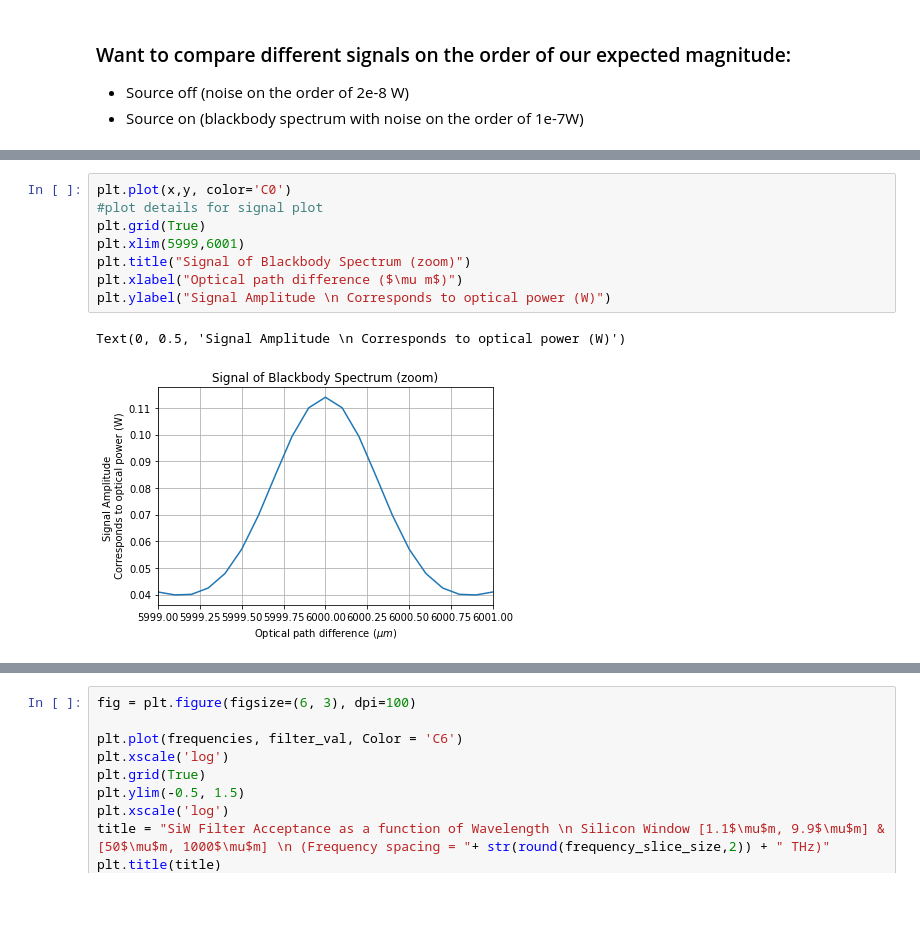
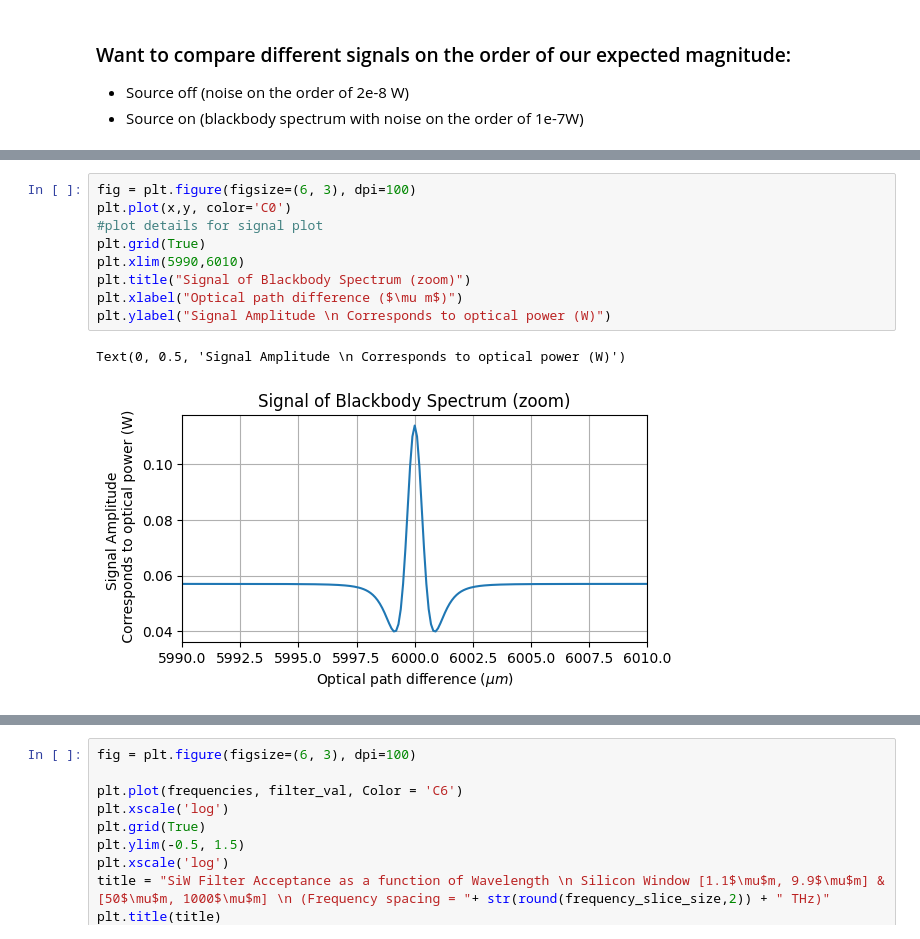
Before and after one commit to nkurinsky/THz-FTS, a Jupyter notebook: python/Notebooks/BBspectrum_FTS_(arbitrary_FrequencyList).ipynb, the cells around one changed output, grey strips where cells are left out. Drawn from its saved outputs; the diff is of its cells as text; blank space fills up the shorter version.

```diff
--- a/python/Notebooks/BBspectrum_FTS_(arbitrary_FrequencyList).ipynb
+++ b/python/Notebooks/BBspectrum_FTS_(arbitrary_FrequencyList).ipynb
@@ -100,14 +100,15 @@ the length of the frequencies list is  149999
 # %%
+fig = plt.figure(figsize=(6, 3), dpi=100)
 plt.plot(x,y, color='C0')
 #plot details for signal plot
 plt.grid(True)
-plt.xlim(5999,6001)
+plt.xlim(5990,6010)
 plt.title("Signal of Blackbody Spectrum (zoom)")
 plt.xlabel("Optical path difference ($\mu m$)")
 plt.ylabel("Signal Amplitude \n Corresponds to optical power (W)")
 # %% [output]
 Text(0, 0.5, 'Signal Amplitude \n Corresponds to optical power (W)')
-[figure, old version]
+[figure, new version]
 # %%
 x, y_filter, weights, filter_val = blackbody_input_function(lambda_or_nu, frequencies, frequency_slice_size, filter='SiW')
 
```
Also changed, not shown: parts of 5 cells of this notebook.
